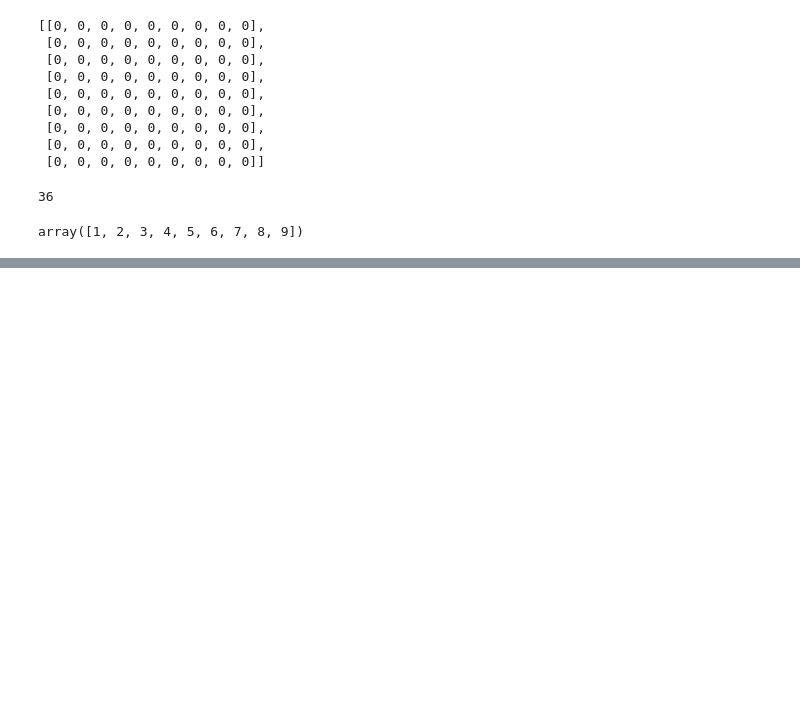
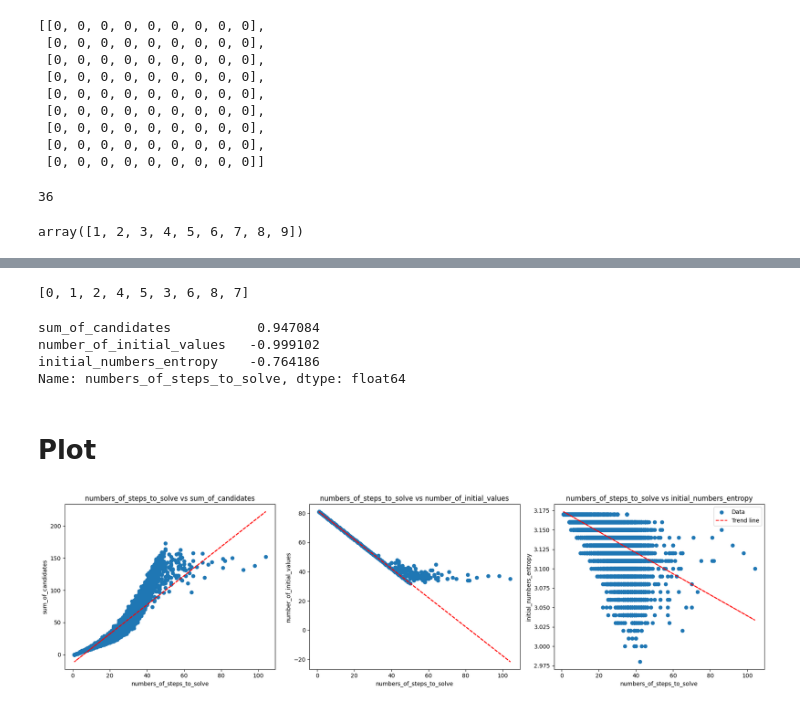
Before and after one commit to Adik8688/sudoku_major_project, a Jupyter notebook: script.ipynb, the cells around one changed output, grey strips where cells are left out. Drawn from its saved outputs; the diff is of its cells as text; code cells hidden in the pictures; blank space fills up the shorter version.

```diff
--- a/script.ipynb
+++ b/script.ipynb
@@ -211,0 +236,6 @@ print(sudoku)
+# %%
+result = 0
+for row in solver.grid_of_candidates:
+    for i in row:
+        if i != [-1]:
+            result += len(i)
@@ -211,0 +256,61 @@ print(sudoku)
+# %%
+import numpy as np
+
+new_order = []
+for i in range(0, 9, 3):
+    sub_order = np.arange(0, 3)
+    sub_order = np.random.permutation(sub_order)
+    sub_order += i
+    new_order += list(sub_order)
+
+
+new_order
+# %% [output]
+[0, 1, 2, 4, 5, 3, 6, 8, 7]
+# %%
+import pandas as pd
+import numpy as np
+
+df = pd.read_csv("output.txt", sep=";")
+
+correlation_matrix = df.corr()
+corr_with_steps = correlation_matrix.iloc[-1][:-1]
+
+corr_with_steps
+# %% [output]
+sum_of_candidates           0.947084
+number_of_initial_values   -0.999102
+initial_numbers_entropy    -0.764186
+Name: numbers_of_steps_to_solve, dtype: float64
+# %% [markdown]
+# Plot
+# %%
+import matplotlib.pyplot as plt
+
+plt.figure(figsize=(18, 5))
+
+# List of column names for plotting
+columns = ['sum_of_candidates', 'number_of_initial_values', 'initial_numbers_entropy']
+
+for i, column in enumerate(columns, 1):
+    x = df['numbers_of_steps_to_solve']
+    y = df[column]
+
+    # Scatter plot
+    plt.subplot(1, 3, i)
+    plt.scatter(x, y, label='Data')
+
+    # Fit and plot trend line
+    z = np.polyfit(x, y, 1)
+    p = np.poly1d(z)
+    plt.plot(x, p(x), "r--", label='Trend line')  # "r--" is for red dashed line
+
+    plt.title(f'numbers_of_steps_to_solve vs {column}')
+    plt.xlabel('numbers_of_steps_to_solve')
+    plt.ylabel(column)
+
+plt.tight_layout()
+plt.legend()
+plt.show()
+# %% [output]
+[figure, added]
```
Also changed, not shown: parts of 6 cells of this notebook, 6 other files.
